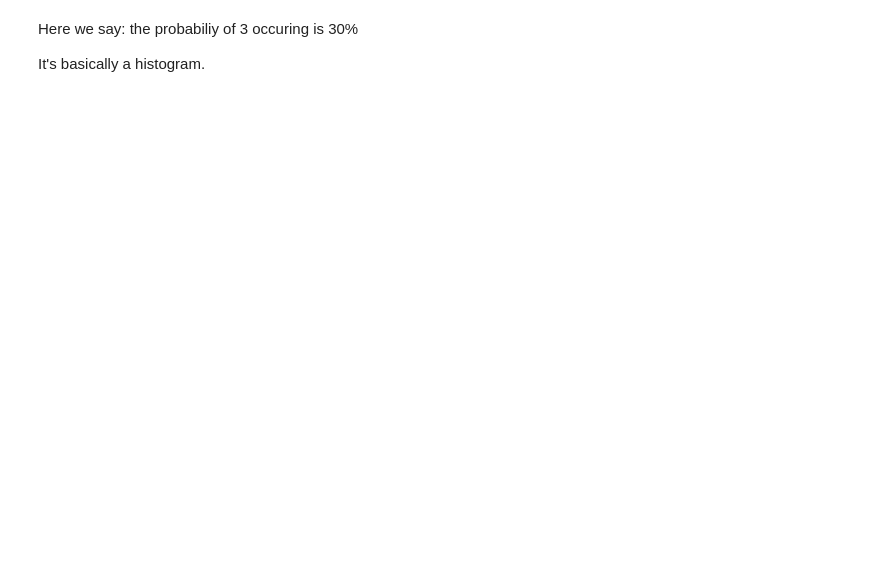
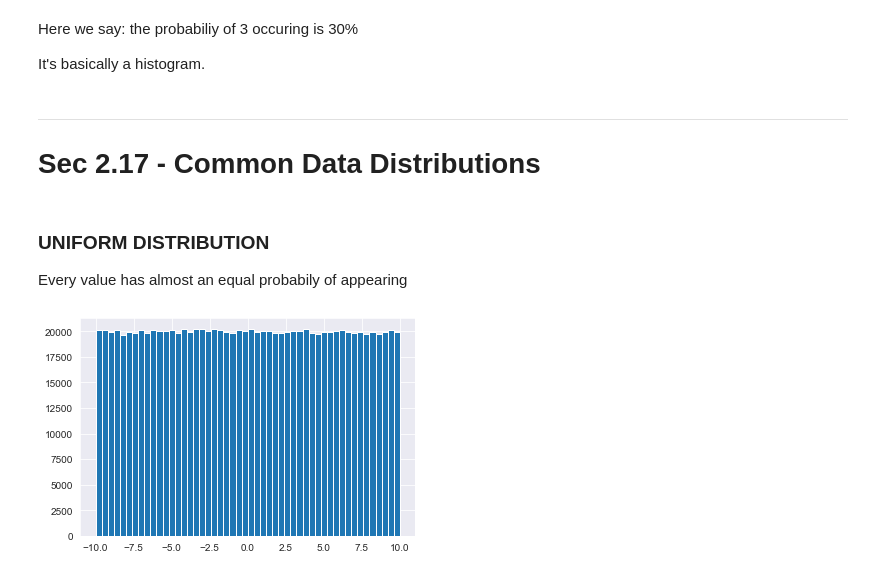
Before and after one commit to Ozxahmed/ML_DS_DL_Udemy_Course, a Jupyter notebook: s2_statistics_probability_refresher.ipynb, the cells around one changed output. Saved outputs shown, nothing was run; the diff lists cells and outputs as text; code cells hidden in the pictures; blank space fills up the shorter version.

```diff
--- a/s2_statistics_probability_refresher.ipynb
+++ b/s2_statistics_probability_refresher.ipynb
@@ -168,3 +169,15 @@ For **Discrete Data**
 Here we say: the probabiliy of 3 occuring is 30%
 
 It's basically a histogram.
+# %% [markdown]
+---
+# Sec 2.17 - Common Data Distributions
+# %% [markdown]
+### UNIFORM DISTRIBUTION
+
+Every value has almost an equal probabily of appearing
+# %%
+values_217 = np.random.uniform(-10.0,10.0, 1000000)
+plt.hist(values_217, 50);
+# %% [output]
+[figure, added]
```
Also changed, not shown: parts of 16 cells of this notebook.
